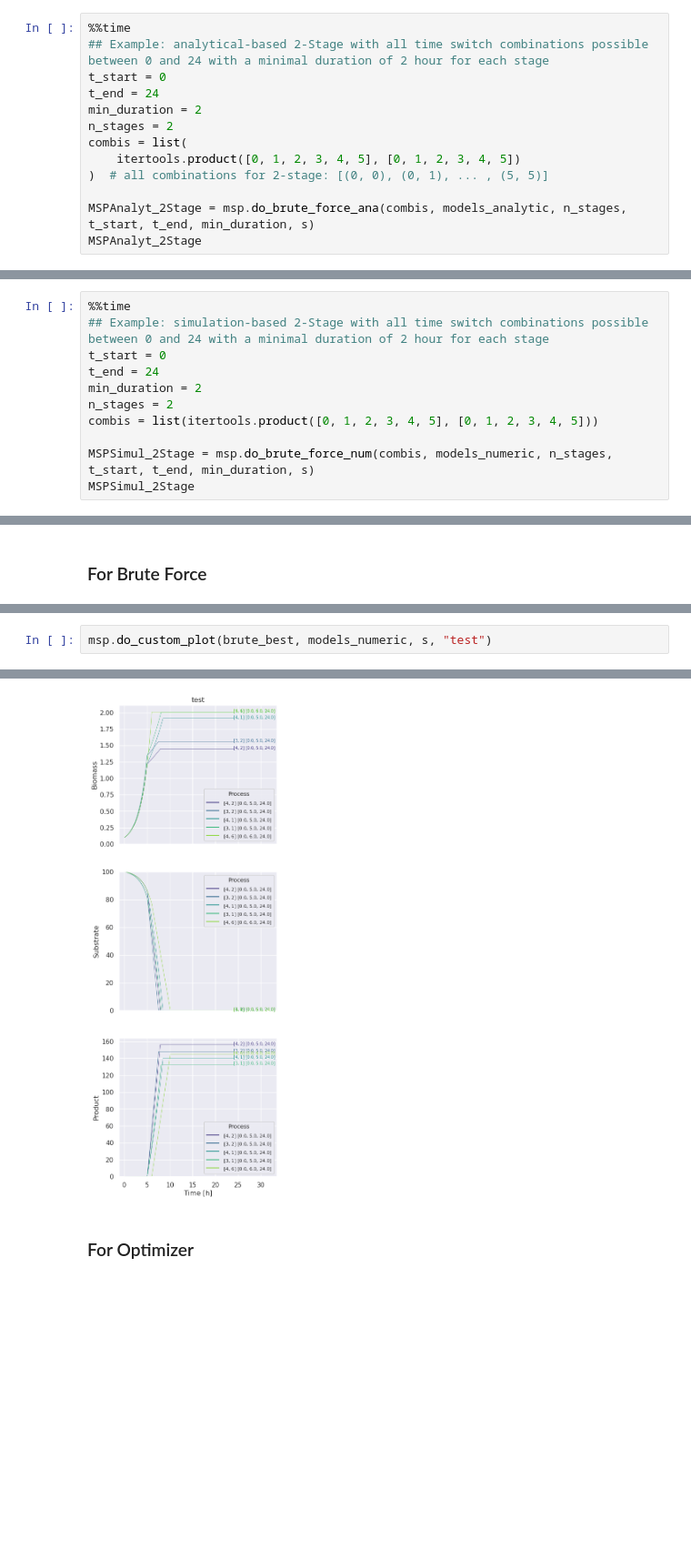
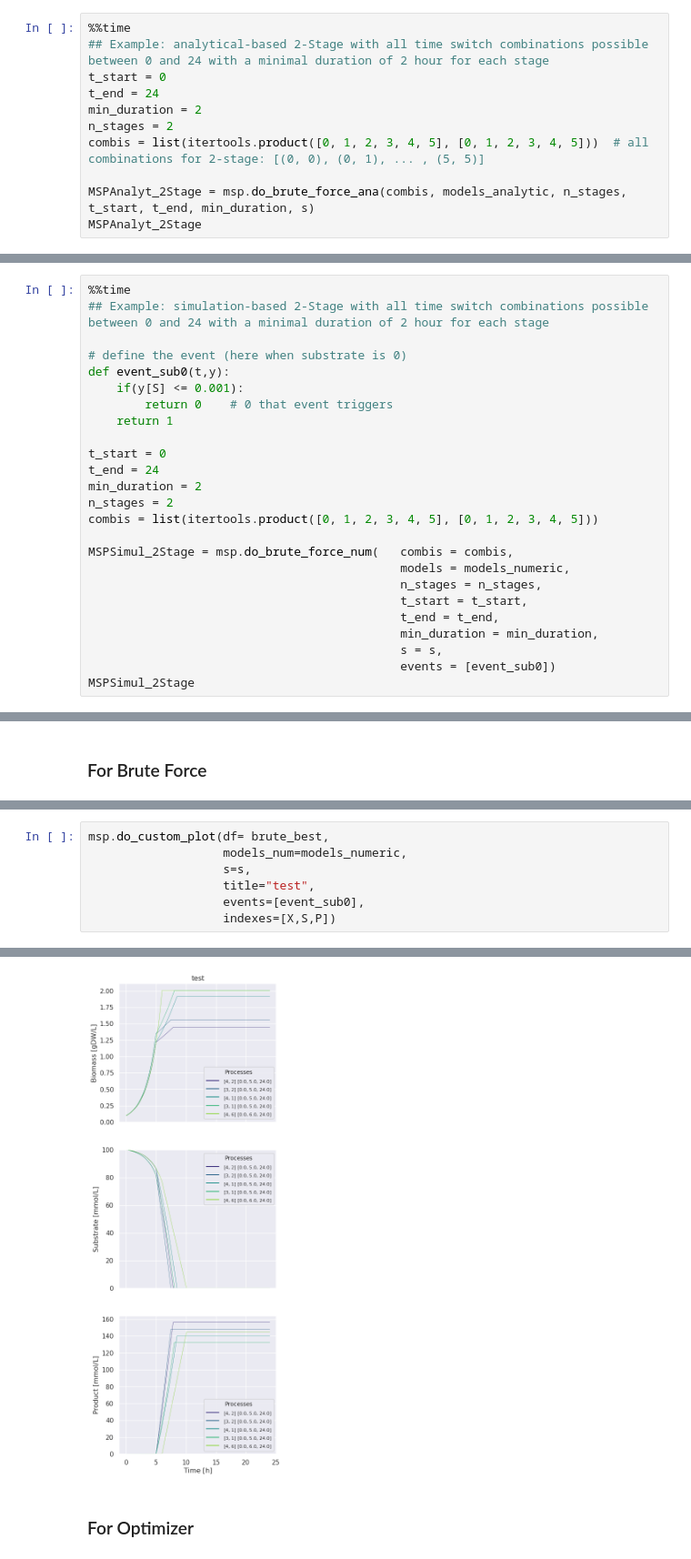
Before and after one commit to klamt-lab/OptMSP, a Jupyter notebook: OptMSP_MainFunctions.ipynb, the cells around one changed output, grey strips where cells are left out. Shown at 91% size. Saved outputs shown, nothing was run; the diff lists cells and outputs as text; blank space fills up the shorter version.

```diff
--- a/OptMSP_MainFunctions.ipynb
+++ b/OptMSP_MainFunctions.ipynb
@@ -109,9 +117,7 @@ t_start = 0
 t_end = 24
 min_duration = 2
 n_stages = 2
-combis = list(
-    itertools.product([0, 1, 2, 3, 4, 5], [0, 1, 2, 3, 4, 5])
-)  # all combinations for 2-stage: [(0, 0), (0, 1), ... , (5, 5)]
+combis = list(itertools.product([0, 1, 2, 3, 4, 5], [0, 1, 2, 3, 4, 5]))  # all combinations for 2-stage: [(0, 0), (0, 1), ... , (5, 5)]
 
 MSPAnalyt_2Stage = msp.do_brute_force_ana(combis, models_analytic, n_stages, t_start, t_end, min_duration, s)
 MSPAnalyt_2Stage
@@ -134,12 +140,26 @@ Wall time: 89.5 ms
 # %%
 %%time
 ## Example: simulation-based 2-Stage with all time switch combinations possible between 0 and 24 with a minimal duration of 2 hour for each stage
+
+# define the event (here when substrate is 0)
+def event_sub0(t,y):
+    if(y[S] <= 0.001):
+        return 0    # 0 that event triggers
+    return 1
+
 t_start = 0
 t_end = 24
 min_duration = 2
 n_stages = 2
 combis = list(itertools.product([0, 1, 2, 3, 4, 5], [0, 1, 2, 3, 4, 5]))
 
-MSPSimul_2Stage = msp.do_brute_force_num(combis, models_numeric, n_stages, t_start, t_end, min_duration, s)
+MSPSimul_2Stage = msp.do_brute_force_num(   combis = combis,
+                                            models = models_numeric,
+                                            n_stages = n_stages,
+                                            t_start = t_start,
+                                            t_end = t_end,
+                                            min_duration = min_duration,
+                                            s = s,
+                                            events = [event_sub0])
 MSPSimul_2Stage
 # %% [output]
@@ -930,3 +804,8 @@ brute_best
 # %%
-msp.do_custom_plot(brute_best, models_numeric, s, "test")
+msp.do_custom_plot(df= brute_best,
+                   models_num=models_numeric,
+                   s=s,
+                   title="test",
+                   events=[event_sub0],
+                   indexes=[X,S,P])
 # %% [output]
@@ -933,3 +830,3 @@ msp.do_custom_plot(brute_best, models_numeric, s, "test")
-[figure, old version]
+[figure, new version]
 # %% [markdown]
 ### For Optimizer
```
Also changed, not shown: parts of 42 cells of this notebook, 4 other files.
